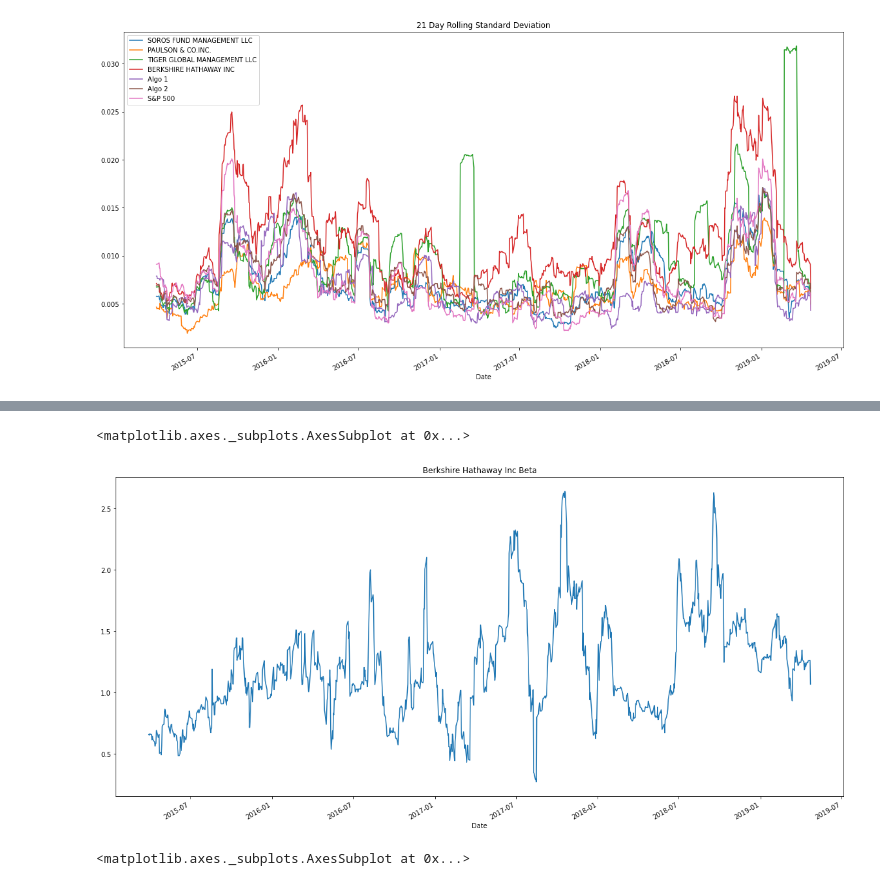
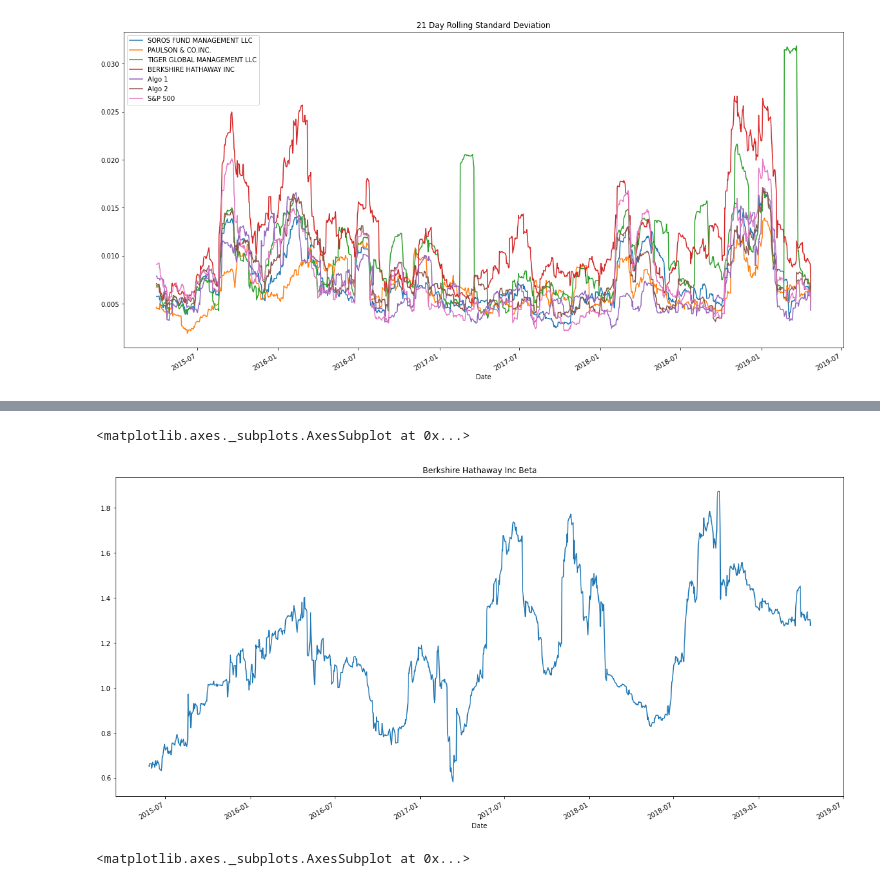
Before and after one commit to farahtawad/pandas-homework, a Jupyter notebook: whale_analysis-solution.ipynb, the cells around one changed output, grey strips where cells are left out. Drawn from its saved outputs; the diff is of its cells as text; code cells hidden in the pictures.

Commit message:
changed window on rolling beta

```diff
--- a/whale_analysis-solution.ipynb
+++ b/whale_analysis-solution.ipynb
@@ -279,13 +279,13 @@ combined_correlation
 # %%
 # Calculate Beta for a single portfolio compared to the total market (S&P 500)
 # (Your graph may differ, dependent upon which portfolio you are comparing)
-berkshire_covariance = combined_df['BERKSHIRE HATHAWAY INC'].rolling(window = 21).cov(combined_df['S&P 500'])
-sp500_var = combined_df['S&P 500'].rolling(window = 21).var()
+berkshire_covariance = combined_df['BERKSHIRE HATHAWAY INC'].rolling(window = 60).cov(combined_df['S&P 500'])
+sp500_var = combined_df['S&P 500'].rolling(window=60).var()
 berkshire_beta = berkshire_covariance/sp500_var
 berkshire_beta.plot(figsize=(20,10),title = 'Berkshire Hathaway Inc Beta')
 # %% [output]
 <matplotlib.axes._subplots.AxesSubplot at 0x...>
-[figure, old version]
+[figure, new version]
 # %%
 # Calculate a rolling window using the exponentially weighted moving average.
 combined_df.ewm(halflife= 21).std().plot(figsize = (20,10), title = 'Exponentially Weighted Average')
```
Also changed, not shown: parts of 1 cell of this notebook.
